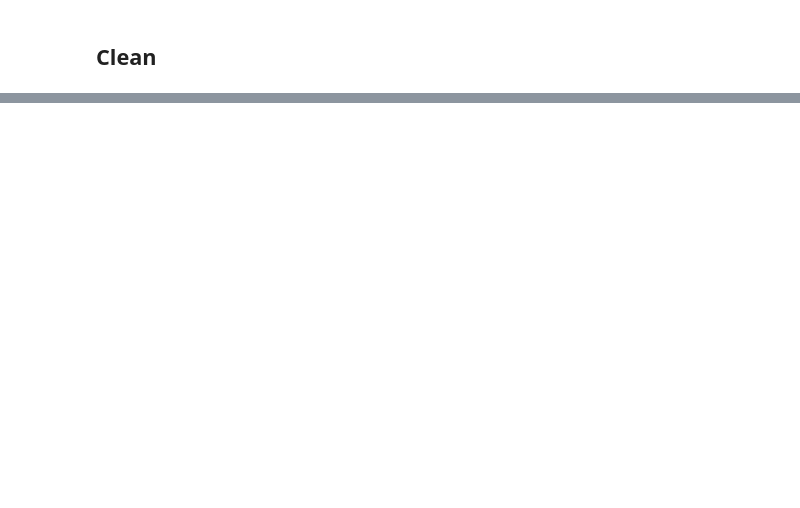
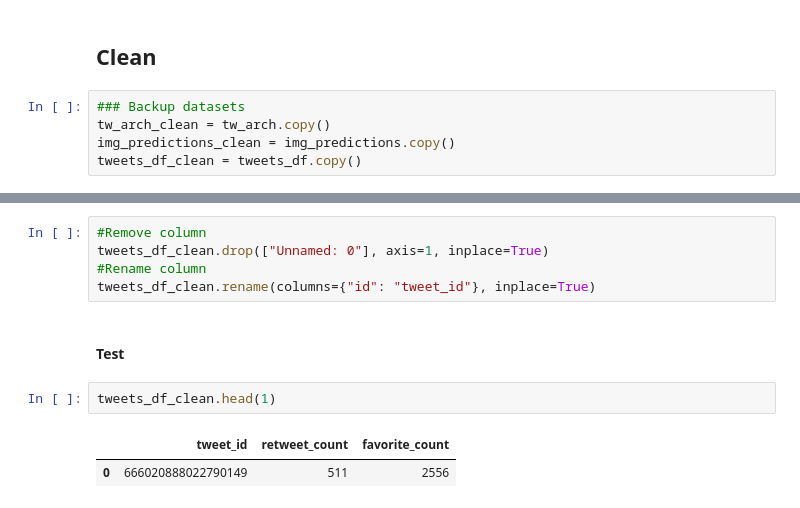
Before and after one commit to pe1te3son/wrangle_data_p3_t2, a Jupyter notebook: wrangle_act.ipynb, the cells around one changed output, grey strips where cells are left out. Cells and saved outputs as stored; diff of their text form; blank space fills up the shorter version.

```diff
--- a/wrangle_act.ipynb
+++ b/wrangle_act.ipynb
@@ -368,2 +386,7 @@ img_predictions.duplicated().sum()
 # %% [markdown]
 ## Clean
+# %%
+### Backup datasets
+tw_arch_clean = tw_arch.copy()
+img_predictions_clean = img_predictions.copy()
+tweets_df_clean = tweets_df.copy()
@@ -369,0 +552,12 @@ img_predictions.duplicated().sum()
+# %%
+#Remove column
+tweets_df_clean.drop(["Unnamed: 0"], axis=1, inplace=True)
+#Rename column
+tweets_df_clean.rename(columns={"id": "tweet_id"}, inplace=True)
+# %% [markdown]
+#### Test
+# %%
+tweets_df_clean.head(1)
+# %% [output]
+|  | tweet_id | retweet_count | favorite_count |
+| 0 | 666020888022790149 | 511 | 2556 |
```
Also changed, not shown: parts of 47 cells of this notebook.
